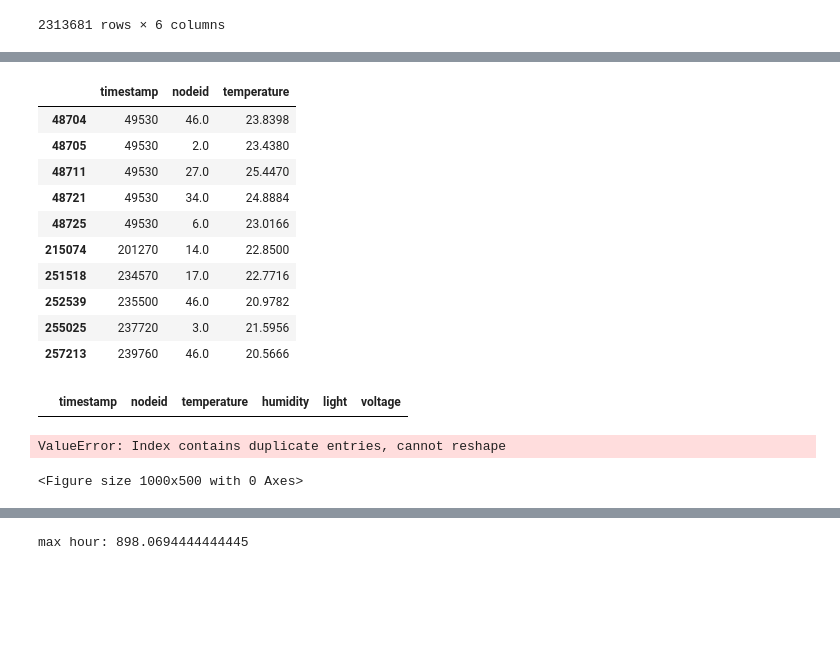
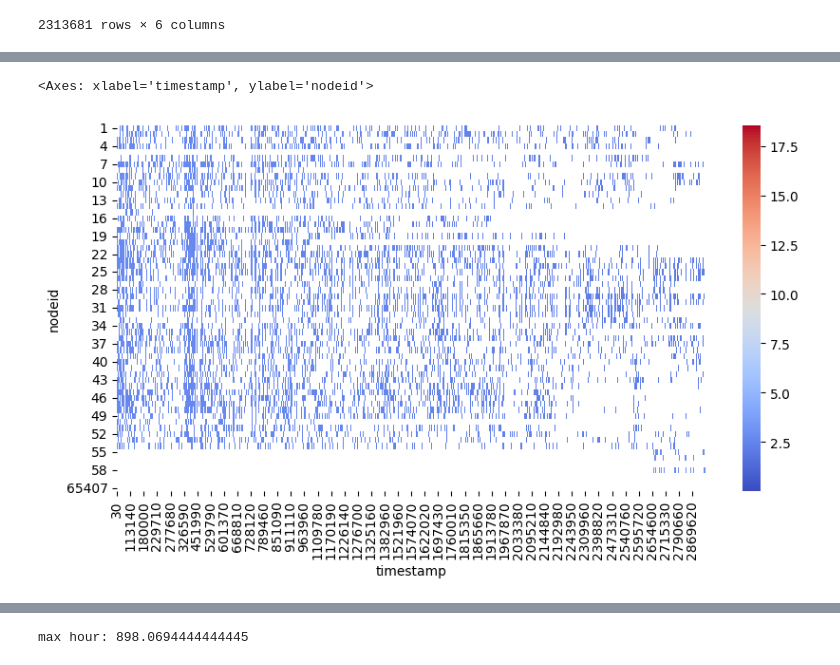
Before and after one commit to siji2022/CS6604_LoG_project, a Jupyter notebook: eda.ipynb, the cells around one changed output, grey strips where cells are left out. Cells and saved outputs as stored; diff of their text form; code cells hidden in the pictures; blank space fills up the shorter version.

```diff
--- a/eda.ipynb
+++ b/eda.ipynb
@@ -74,33 +166,14 @@ Length: 2313681, dtype: bool
-# %%
-# show the first 5 rows of the data
-data_subset[duplicated==True].head(10)
-# %% [output]
-|  | timestamp | nodeid | temperature |
-| 48704 | 49530 | 46.0 | 23.8398 |
-| 48705 | 49530 | 2.0 | 23.4380 |
-| 48711 | 49530 | 27.0 | 25.4470 |
-| 48721 | 49530 | 34.0 | 24.8884 |
-| 48725 | 49530 | 6.0 | 23.0166 |
-| 215074 | 201270 | 14.0 | 22.8500 |
-| 251518 | 234570 | 17.0 | 22.7716 |
-| 252539 | 235500 | 46.0 | 20.9782 |
-| 255025 | 237720 | 3.0 | 21.5956 |
-| 257213 | 239760 | 46.0 | 20.5666 |
 # %%
 # select nodeid ==3
 data_subset = data[data['nodeid']==3]
 duplicated = data_subset.duplicated()
-# %%
-data_subset[duplicated==True]
-# %% [output]
-|  | timestamp | nodeid | temperature | humidity | light | voltage |
 # %%
 # plot the data as heat map using nodeid as y-axis and timestamp as x-axis
 # the color represents the voltage
 # the data is not sorted by nodeid
 
 plt.figure(figsize=(10,5))
-sns.heatmap(data.pivot(index='nodeid', columns='timestamp', values='temperature'), cmap='coolwarm')
+sns.heatmap(data.pivot(index='nodeid', columns='timestamp', values='voltage'), cmap='coolwarm')
 # %% [output]
-ValueError: Index contains duplicate entries, cannot reshape
+<Axes: xlabel='timestamp', ylabel='nodeid'>
-<Figure size 1000x500 with 0 Axes>
+[figure, added]
```
Also changed, not shown: parts of 23 cells of this notebook, 2 other files.
